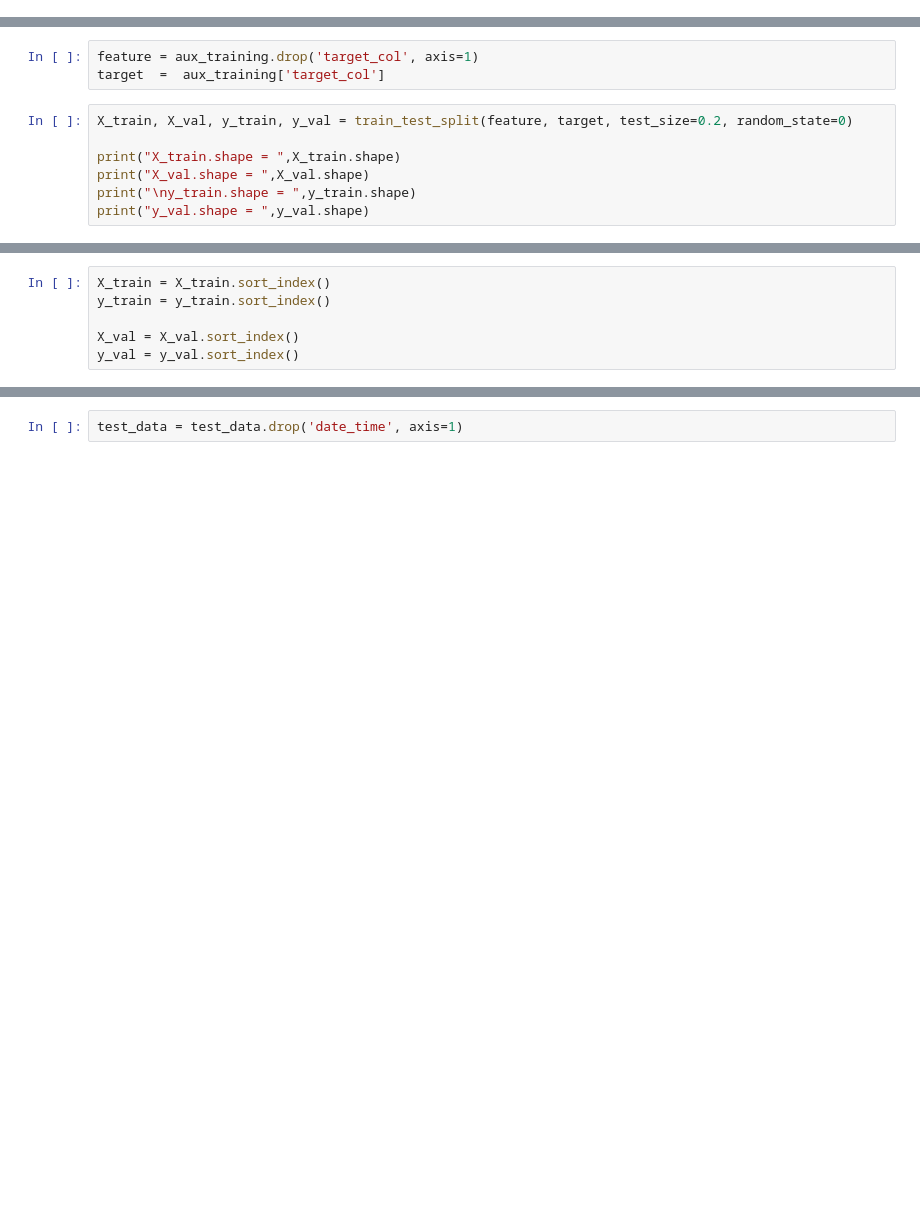
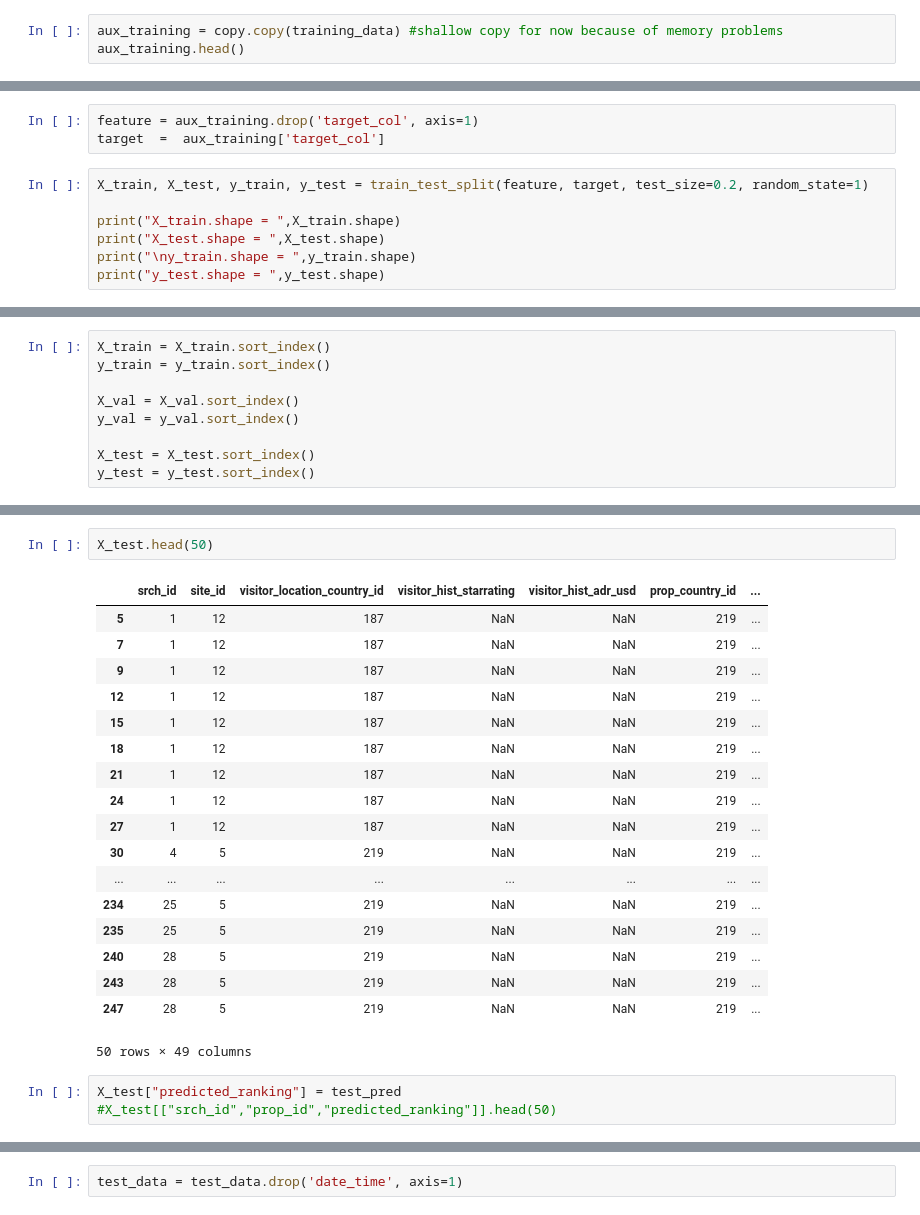
Before and after one commit to martinpucheuaviles/dmt_assignment2-, a Jupyter notebook: dmt_assignment_2_v2.ipynb, the cells around one changed output, grey strips where cells are left out. Saved outputs shown, nothing was run; the diff lists cells and outputs as text; blank space fills up the shorter version.

```diff
--- a/dmt_assignment_2_v2.ipynb
+++ b/dmt_assignment_2_v2.ipynb
@@ -106,0 +78,3 @@ print("len target 5: ",len(aux_training.loc[aux_training["target_col"] == 5]))
+# %%
+aux_training = copy.copy(training_data) #shallow copy for now because of memory problems
+aux_training.head()
@@ -123,11 +101,11 @@ print("Empty values per column: \n",aux_training.isnull().sum())
 feature = aux_training.drop('target_col', axis=1)
 target  =  aux_training['target_col']
 # %%
-X_train, X_val, y_train, y_val = train_test_split(feature, target, test_size=0.2, random_state=0)
+X_train, X_test, y_train, y_test = train_test_split(feature, target, test_size=0.2, random_state=1)
 
 print("X_train.shape = ",X_train.shape)
-print("X_val.shape = ",X_val.shape)
+print("X_test.shape = ",X_test.shape)
 print("\ny_train.shape = ",y_train.shape)
-print("y_val.shape = ",y_val.shape)
+print("y_test.shape = ",y_test.shape)
 # %% [output]
 X_train.shape =  (3966677, 49)
@@ -141,6 +132,9 @@ y_train = y_train.sort_index()
 
 X_val = X_val.sort_index()
 y_val = y_val.sort_index()
+
+X_test = X_test.sort_index()
+y_test = y_test.sort_index()
 # %%
 # get number of rows of each query (srch_id). Needed to train the model.
 qids_train = X_train.groupby("srch_id")["srch_id"].count().to_numpy()
@@ -266,0 +239,24 @@ aux_test = aux_test.drop('orig_destination_distance', axis=1)
+# %%
+X_test.head(50)
+# %% [output]
+|  | srch_id | site_id | visitor_location_country_id | visitor_hist_starrating | visitor_hist_adr_usd | prop_country_id | ... |
+| 5 | 1 | 12 | 187 | NaN | NaN | 219 | ... |
+| 7 | 1 | 12 | 187 | NaN | NaN | 219 | ... |
+| 9 | 1 | 12 | 187 | NaN | NaN | 219 | ... |
+| 12 | 1 | 12 | 187 | NaN | NaN | 219 | ... |
+| 15 | 1 | 12 | 187 | NaN | NaN | 219 | ... |
+| 18 | 1 | 12 | 187 | NaN | NaN | 219 | ... |
+| 21 | 1 | 12 | 187 | NaN | NaN | 219 | ... |
+| 24 | 1 | 12 | 187 | NaN | NaN | 219 | ... |
+| 27 | 1 | 12 | 187 | NaN | NaN | 219 | ... |
+| 30 | 4 | 5 | 219 | NaN | NaN | 219 | ... |
+| ... | ... | ... | ... | ... | ... | ... | ... |
+| 234 | 25 | 5 | 219 | NaN | NaN | 219 | ... |
+| 235 | 25 | 5 | 219 | NaN | NaN | 219 | ... |
+| 240 | 28 | 5 | 219 | NaN | NaN | 219 | ... |
+| 243 | 28 | 5 | 219 | NaN | NaN | 219 | ... |
+| 247 | 28 | 5 | 219 | NaN | NaN | 219 | ... |
+50 rows × 49 columns
+# %%
+X_test["predicted_ranking"] = test_pred
+#X_test[["srch_id","prop_id","predicted_ranking"]].head(50)
```
Also changed, not shown: parts of 31 cells of this notebook.
